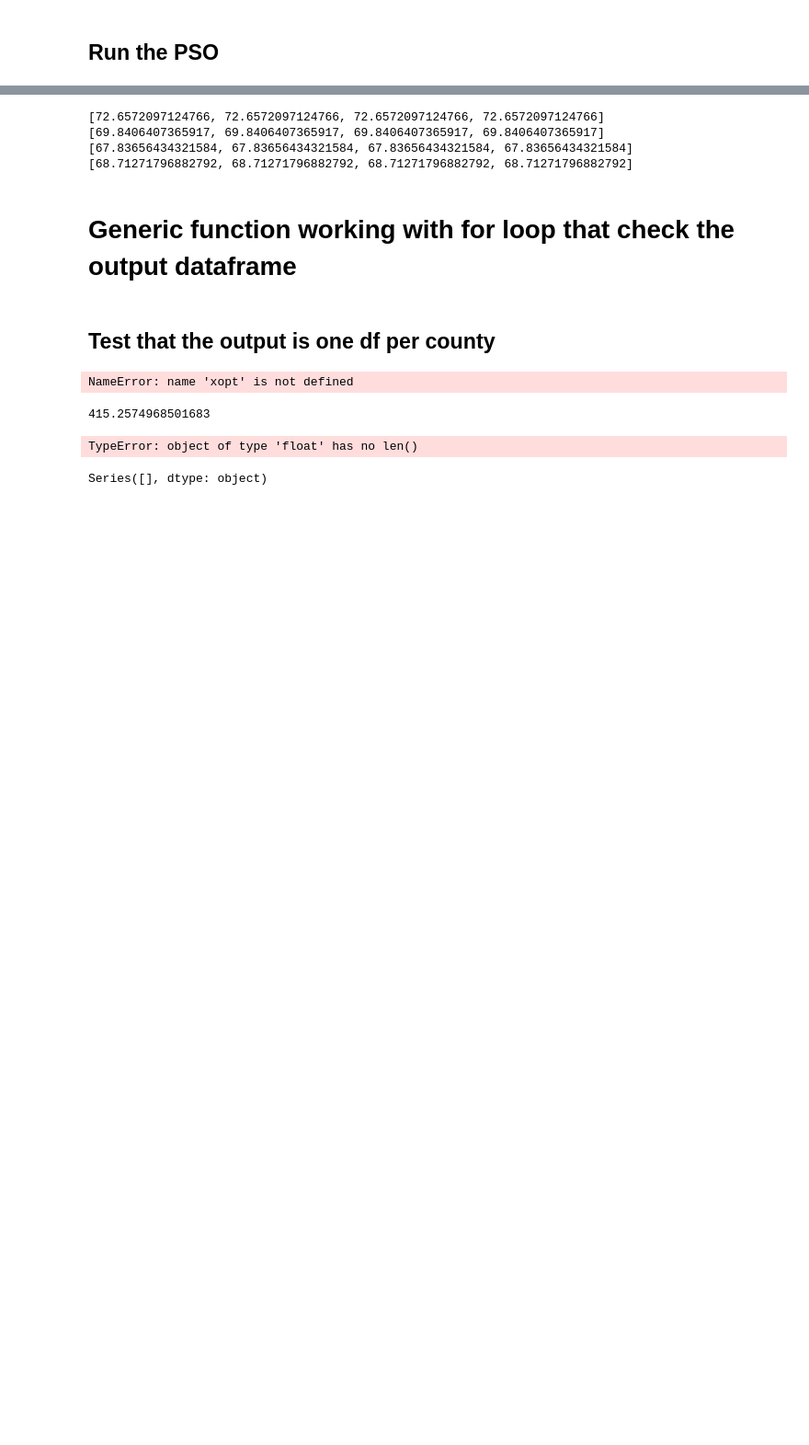
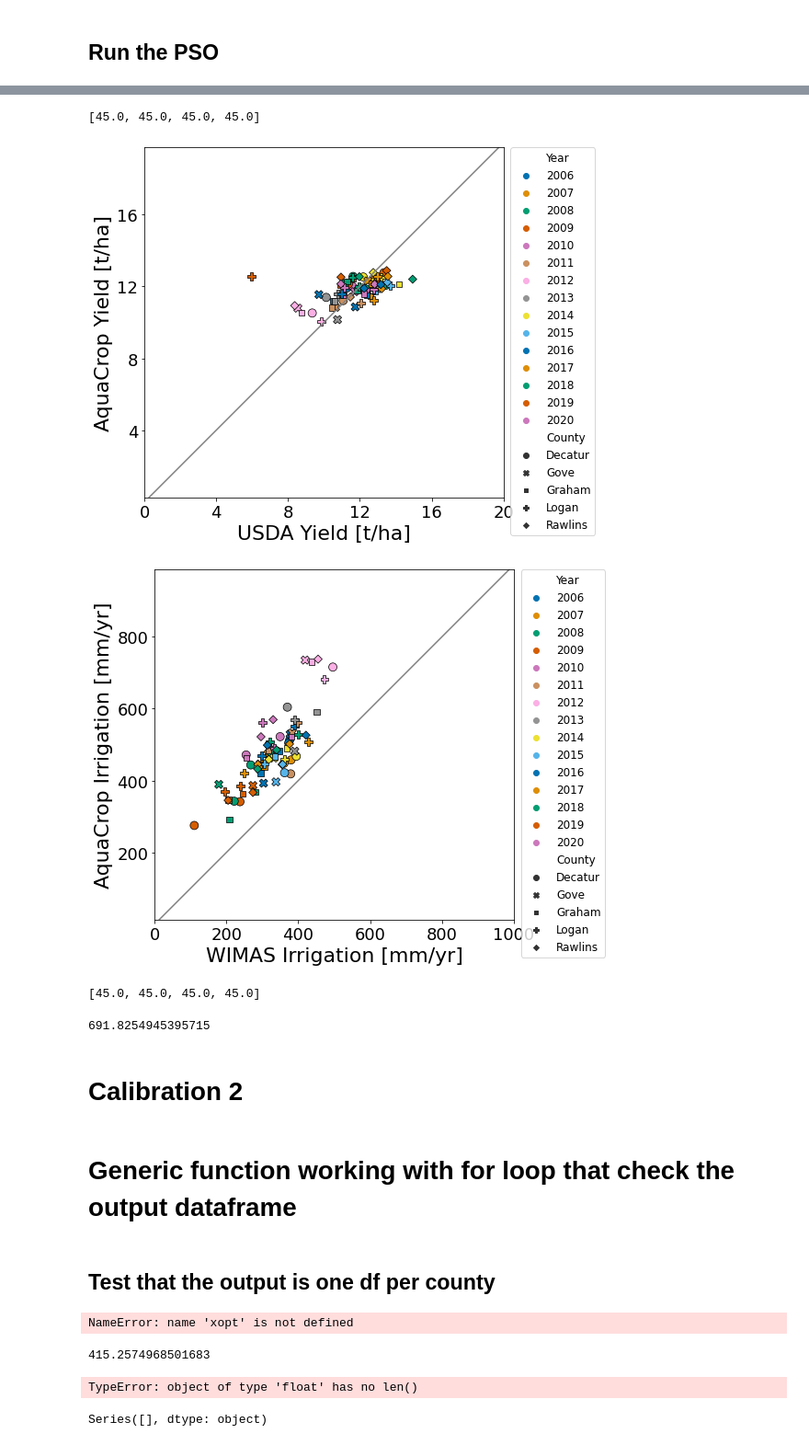
Before and after one commit to wndlovu/EGGS-Aquacrop, a Jupyter notebook: data_analysis_county/corn_calibration.ipynb, the cells around one changed output, grey strips where cells are left out. Shown: that part at 92% size. Cells and saved outputs as stored; diff of their text form; code cells hidden in the pictures; blank space fills up the shorter version.

```diff
--- a/data_analysis_county/corn_calibration.ipynb
+++ b/data_analysis_county/corn_calibration.ipynb
@@ -1192,10 +1401,13 @@ ub = [0.99, 1.10, 35.00, 125.0, 0.52, 0.5, 0.3, 90.0]
 # %%
-xopt1, fopt1 = pso(fitnessCalc, lb, ub, args = (pheno_df, gridmet, soil_irrig, irrig_corn_calib, irrig_rma_yield, irrig_depth))
+xopt1, fopt1 = pso(fitnessCalc, lb, ub, args = (pheno_df, gridmet, soil_irrig, irrig_corn_calib, irrig_rma_yield, irrig_depth, 'train'))
-# %% [output]
-[72.6572097124766, 72.6572097124766, 72.6572097124766, 72.6572097124766]
-[69.8406407365917, 69.8406407365917, 69.8406407365917, 69.8406407365917]
-[67.83656434321584, 67.83656434321584, 67.83656434321584, 67.83656434321584]
-[68.71271796882792, 68.71271796882792, 68.71271796882792, 68.71271796882792]
 # %%
-modelResults([ 0.95808581,  1.00014343, 31.96634614, 92.01656126,  0.51105358,
-        0.49996387,  0.20758433, 75.0], pheno_df, gridmet, soil_irrig, irrig_corn_calib, irrig_rma_yield, irrig_depth)
+modelResults([ 0.95831449,  1.00043752, 34.602734  , 80.4474162 ,  0.50522955,
+        0.49999999,  0.20743376, 45.0], pheno_df, gridmet, soil_irrig, irrig_corn_calib, irrig_rma_yield, irrig_depth)
+# %% [output]
+[45.0, 45.0, 45.0, 45.0]
+[figure, added]
+[figure, added]
+[45.0, 45.0, 45.0, 45.0]
+691.8254945395715
+# %% [markdown]
+# Calibration 2
```
Also changed, not shown: parts of 13 cells of this notebook.
